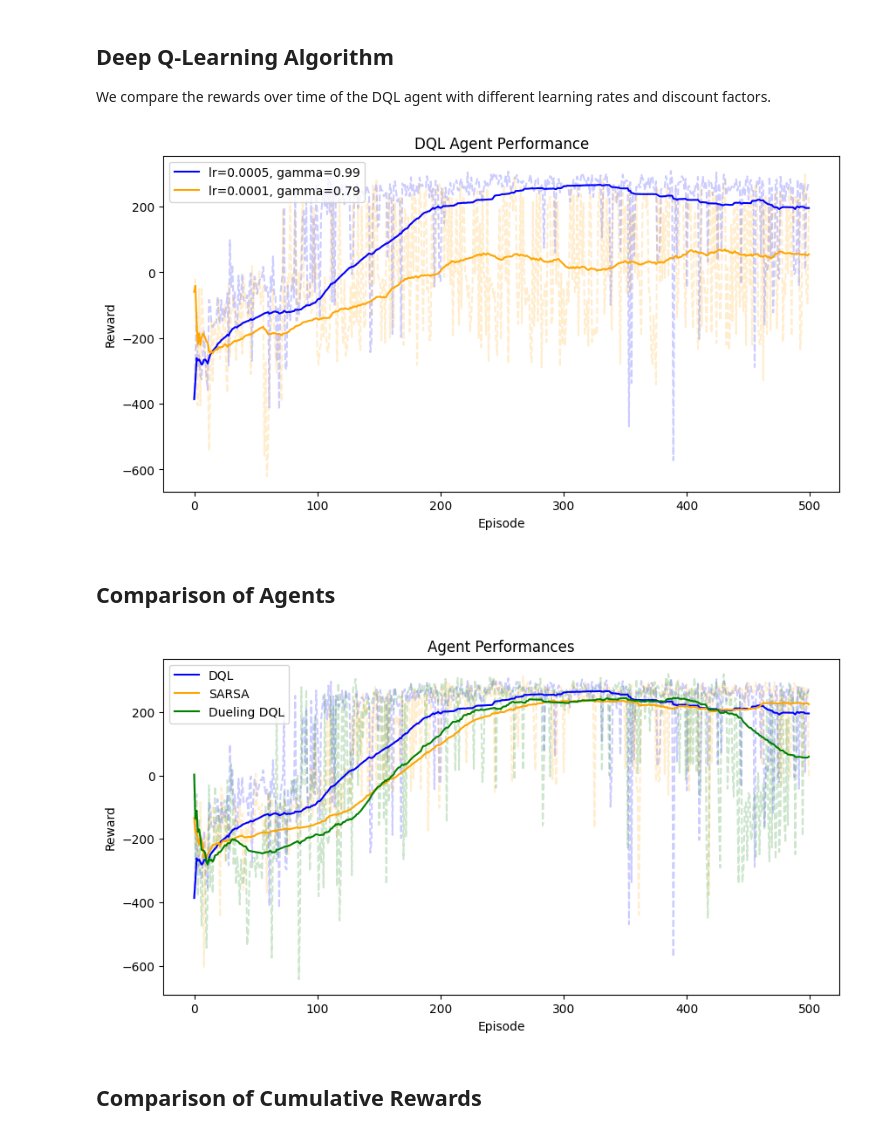
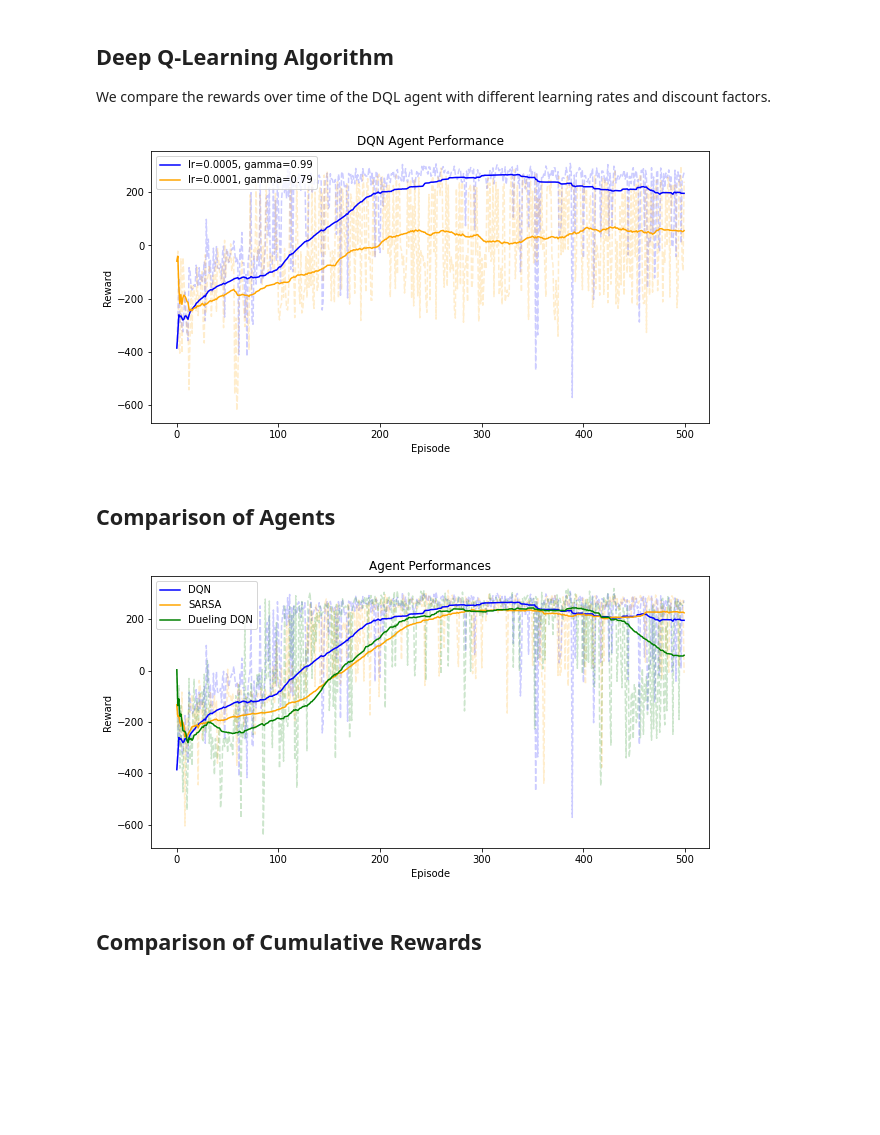
Before and after one commit to timothyckl/Lunar-Lander-RL, a Jupyter notebook: 7_Analysis.ipynb, the cells around one changed output. Cells and saved outputs as stored; diff of their text form; code cells hidden in the pictures; blank space fills up the shorter version.

```diff
--- a/7_Analysis.ipynb
+++ b/7_Analysis.ipynb
@@ -32,20 +32,20 @@ We compare the rewards over time of the DQL agent with different learning rates
 # %%
 plt.figure(figsize=(10, 5))
 
 plt.plot(dql1_history['reward'], color='blue', linestyle='--', alpha=.2)
 plt.plot(dql2_history['reward'], color='orange', linestyle='--', alpha=.2)
 
 plt.plot(dql1_history['avg_reward_100'], color='blue', label='lr=0.0005, gamma=0.99')
 plt.plot(dql2_history['avg_reward_100'], color='orange', label='lr=0.0001, gamma=0.79')
 
-plt.title('DQL Agent Performance')
+plt.title('DQN Agent Performance')
 plt.xlabel('Episode')
 plt.ylabel('Reward')
 plt.legend(loc='upper left')
 
 plt.show()
 # %% [output]
-[figure, old version]
+[figure, new version]
 # %% [markdown]
 ## Comparison of Agents
 # %%
@@ -55,9 +55,9 @@ plt.plot(dql1_history['reward'], color='blue', linestyle='--', alpha=.2)
 plt.plot(sarsa_history['reward'], color='orange', linestyle='--', alpha=.2)
 plt.plot(dueling_dql_history['reward'], color='green', linestyle='--', alpha=.2)
 
-plt.plot(dql1_history['avg_reward_100'], color='blue', label='DQL')
+plt.plot(dql1_history['avg_reward_100'], color='blue', label='DQN')
 plt.plot(sarsa_history['avg_reward_100'], color='orange', label='SARSA')
-plt.plot(dueling_dql_history['avg_reward_100'], color='green', label='Dueling DQL')
+plt.plot(dueling_dql_history['avg_reward_100'], color='green', label='Dueling DQN')
 
 plt.title('Agent Performances')
 plt.xlabel('Episode')
@@ -66,7 +66,7 @@ plt.legend(loc='upper left')
 
 plt.show()
 # %% [output]
-[figure, old version]
+[figure, new version]
 # %% [markdown]
 ## Comparison of Cumulative Rewards
 # %%
```
Also changed, not shown: parts of 7 cells of this notebook, 6 other files.
